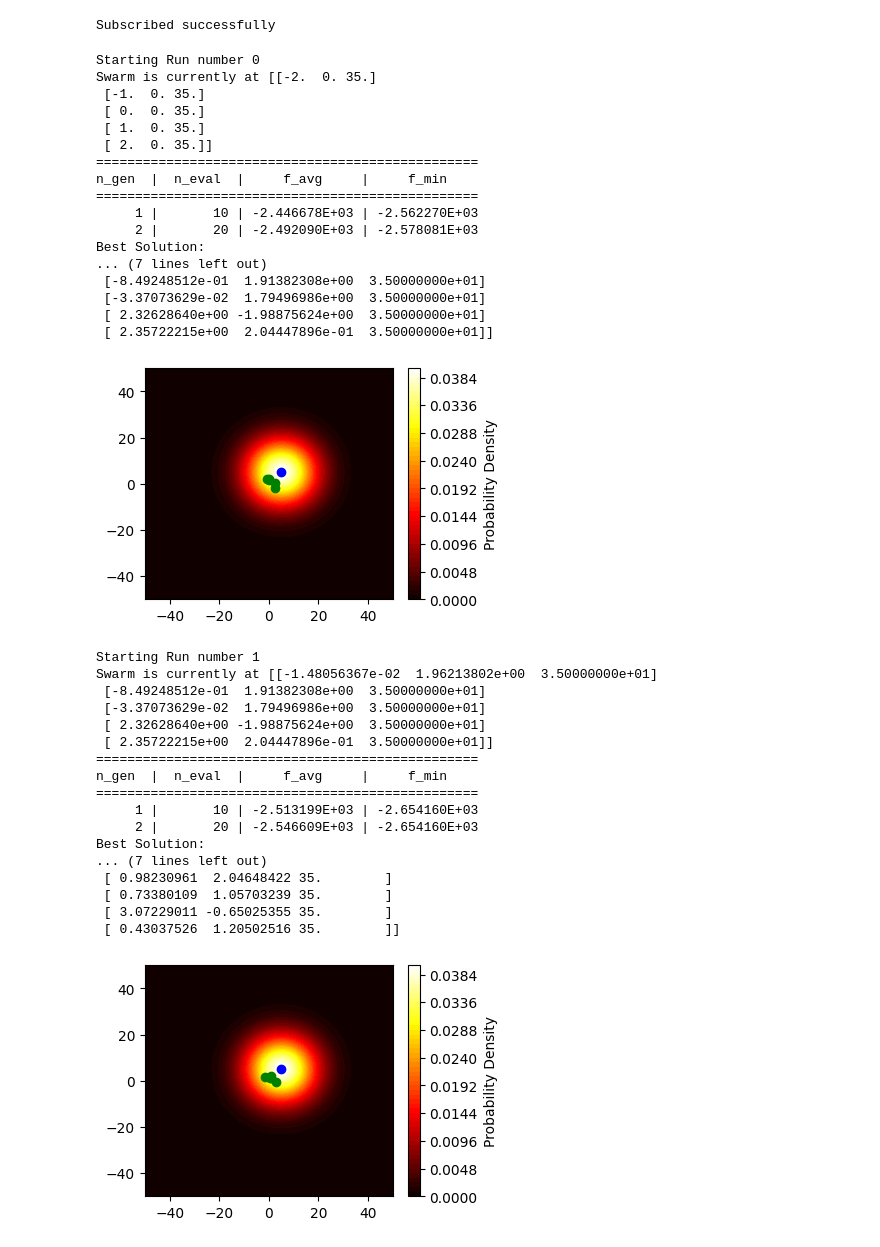
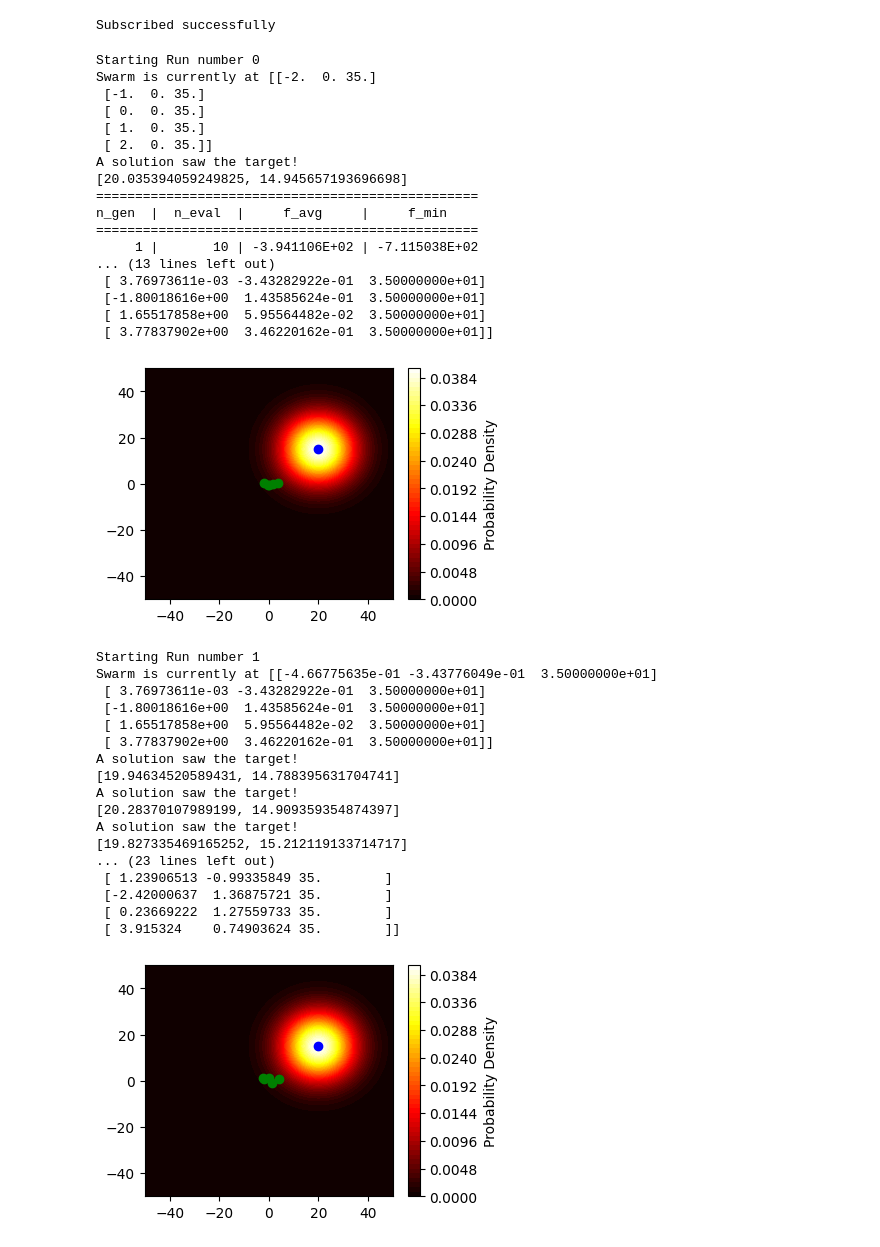
Before and after one commit to FDahlke/gazebo_sim, a Jupyter notebook: apptainer/temporaryNotebook.ipynb, the cells around one changed output. Saved outputs shown, nothing was run; the diff lists cells and outputs as text; code cells hidden in the pictures.

```diff
--- a/apptainer/temporaryNotebook.ipynb
+++ b/apptainer/temporaryNotebook.ipynb
@@ -134,7 +71,7 @@ swarm = Swarm("rhea_swarm")
 ids = swarm.spawn(NUM_DRONES)
 
 #Initialize Target Position
-Target_Position =np.array([5,5])
+Target_Position =np.array([20,15])
 Last_Known_Position = Target_Position
 
 # First waypoints
@@ -169,6 +183,11 @@ from pymoo.algorithms.soo.nonconvex.de import DE
 
 # Survival operators
 from pymoo.operators.sampling.lhs import LHS
+# %%
+global lastSeenAt
+global targetSeen
+lastSeenAt = [0,0]
+targetSeen = False
 # %%
 def scoreThatThing(prob_density,visibility_grid,visibility_offset):
 
@@ -217,6 +235,7 @@ class MyProblem(ElementwiseProblem):
         #x are the waypoints
     def _evaluate(self, x, out, *args, **kwargs):
 
+
         #scales the variables to  [-2,2]
         _x= np.array(x)*4-2
         #reshapes the variables back into a waypoint array
@@ -236,6 +255,12 @@ class MyProblem(ElementwiseProblem):
                     print("All Frames received")
                 visibility_grid,visibility_offset = getOverlapArray(tempWaypoints)
                 score = scoreThatThing(self.prob_density,visibility_grid,visibility_offset)
+
+                if targetSeen:
+                    score = score *2
+                    print("A solution saw the target!")
+                    print(lastSeenAt)
+
                 isScored=True
 
         if ShouldPrint:
@@ -282,6 +307,8 @@ runNumber=0
 #print(f"Starting with waypoints: \n {waypoints}")
 
 sigma=10
+
+
 
 while not finished:
     #wait until all drones received
@@ -296,58 +323,65 @@ while not finished:
         best_solution = _x.reshape(-1, 2)
         #best_solution = res.X.reshape(-1, 2)
         print(f"Best Solution: \n {best_solution}")
         #update waypoints
         waypoints = waypoints + np.pad(best_solution,((0, 0), (0, 1)),mode='constant',constant_values=0)
         swarm.waypoints(ids,waypoints)
         print(f"Sending swarm to \n {waypoints}")
         #update probability_grid and waypoints
         problem.waypoints = waypoints
         sigma+=1
+
+        if targetSeen:
+            print("Target Seen!\n Updating target Position and resetting Sigma")
+            sigma = 2
+            Last_Known_Position= Target_Position
+            targetSeen = False
+
         problem.prob_density,x,y = getProbabilityGrid(Last_Known_Position,sigma)
 
 
 
         plt.figure(figsize=(4, 3))
         plt.contourf(x, y, prob_density, levels=50, cmap='hot')
         plt.colorbar(label='Probability Density')
         plt.scatter(Last_Known_Position[0],Last_Known_Position[1], color='blue', label='Last Known Position')
         plt.scatter(waypoints[:, 0],waypoints[:, 1], color='green', label='Drones')
         plt.show()
 # %% [output]
 Starting Run number 0
 Swarm is currently at [[-2.  0. 35.]
  [-1.  0. 35.]
  [ 0.  0. 35.]
  [ 1.  0. 35.]
  [ 2.  0. 35.]]
+A solution saw the target!
+[20.035394059249825, 14.945657193696698]
 =================================================
 n_gen  |  n_eval  |     f_avg     |     f_min
 =================================================
-     1 |       10 | -2.446678E+03 | -2.562270E+03
-     2 |       20 | -2.492090E+03 | -2.578081E+03
-Best Solution:
-... (7 lines left out)
- [-8.49248512e-01  1.91382308e+00  3.50000000e+01]
- [-3.37073629e-02  1.79496986e+00  3.50000000e+01]
- [ 2.32628640e+00 -1.98875624e+00  3.50000000e+01]
- [ 2.35722215e+00  2.04447896e-01  3.50000000e+01]]
+     1 |       10 | -3.941106E+02 | -7.115038E+02
+... (13 lines left out)
+ [ 3.76973611e-03 -3.43282922e-01  3.50000000e+01]
+ [-1.80018616e+00  1.43585624e-01  3.50000000e+01]
+ [ 1.65517858e+00  5.95564482e-02  3.50000000e+01]
+ [ 3.77837902e+00  3.46220162e-01  3.50000000e+01]]
-[figure, old version]
+[figure, new version]
 Starting Run number 1
-Swarm is currently at [[-1.48056367e-02  1.96213802e+00  3.50000000e+01]
- [-8.49248512e-01  1.91382308e+00  3.50000000e+01]
- [-3.37073629e-02  1.79496986e+00  3.50000000e+01]
- [ 2.32628640e+00 -1.98875624e+00  3.50000000e+01]
- [ 2.35722215e+00  2.04447896e-01  3.50000000e+01]]
-=================================================
-n_gen  |  n_eval  |     f_avg     |     f_min
-=================================================
-     1 |       10 | -2.513199E+03 | -2.654160E+03
-     2 |       20 | -2.546609E+03 | -2.654160E+03
-Best Solution:
-... (7 lines left out)
- [ 0.98230961  2.04648422 35.        ]
- [ 0.73380109  1.05703239 35.        ]
- [ 3.07229011 -0.65025355 35.        ]
- [ 0.43037526  1.20502516 35.        ]]
+Swarm is currently at [[-4.66775635e-01 -3.43776049e-01  3.50000000e+01]
+ [ 3.76973611e-03 -3.43282922e-01  3.50000000e+01]
+ [-1.80018616e+00  1.43585624e-01  3.50000000e+01]
+ [ 1.65517858e+00  5.95564482e-02  3.50000000e+01]
+ [ 3.77837902e+00  3.46220162e-01  3.50000000e+01]]
+A solution saw the target!
+[19.94634520589431, 14.788395631704741]
+A solution saw the target!
+[20.28370107989199, 14.909359354874397]
+A solution saw the target!
+[19.827335469165252, 15.212119133714717]
+... (23 lines left out)
+ [ 1.23906513 -0.99335849 35.        ]
+ [-2.42000637  1.36875721 35.        ]
+ [ 0.23669222  1.27559733 35.        ]
+ [ 3.915324    0.74903624 35.        ]]
-[figure, old version]
+[figure, new version]
 Starting Run number 2
```
Also changed, not shown: parts of 5 cells of this notebook, 1 other file.
